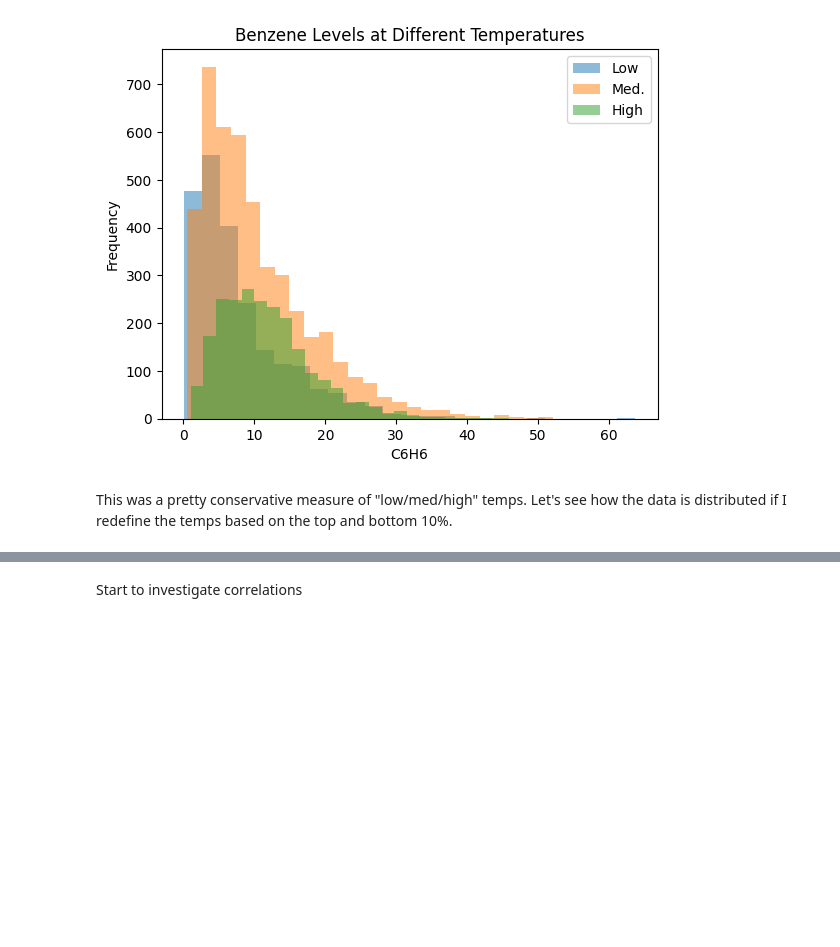
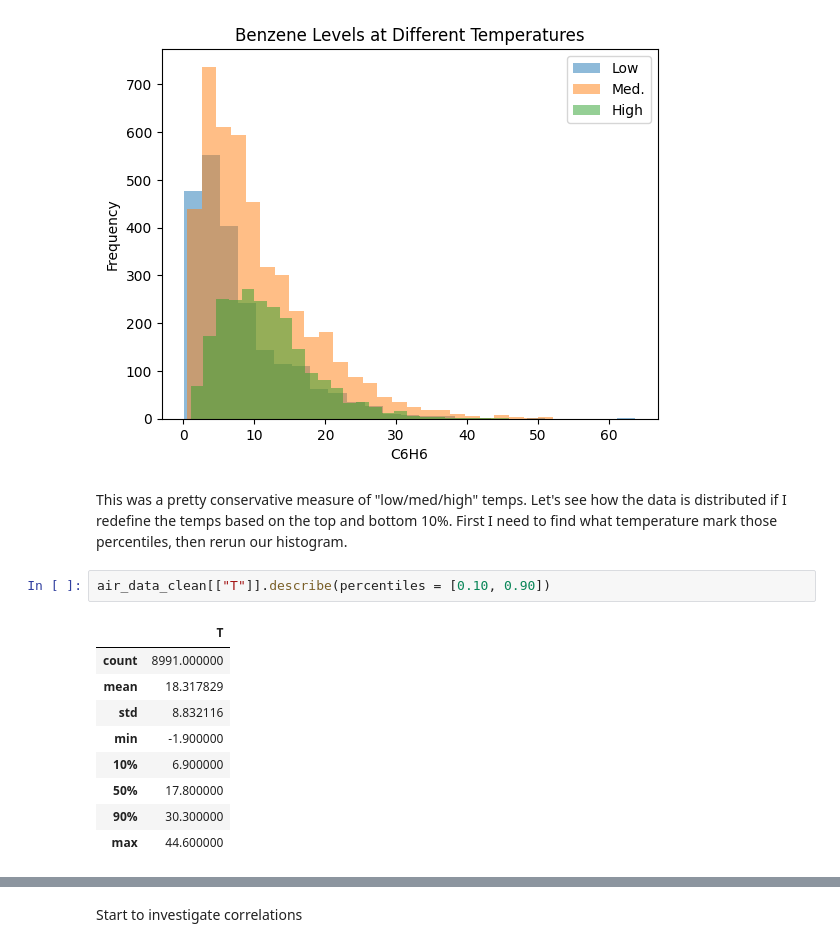
Before and after one commit to YefridC09/ST-554-Project1-Template, a Jupyter notebook: Task2/st554_project1_task2.ipynb, the cells around one changed output, grey strips where cells are left out. Cells and saved outputs as stored; diff of their text form; blank space fills up the shorter version.

```diff
--- a/Task2/st554_project1_task2.ipynb
+++ b/Task2/st554_project1_task2.ipynb
@@ -331,4 +327,16 @@ plt.legend()
 <matplotlib.legend.Legend at 0x...>
 [figure]
 # %% [markdown]
-This was a pretty conservative measure of "low/med/high" temps. Let's see how the data is distributed if I redefine the temps based on the top and bottom 10%.
+This was a pretty conservative measure of "low/med/high" temps. Let's see how the data is distributed if I redefine the temps based on the top and bottom 10%. First I need to find what temperature mark those percentiles, then rerun our histogram.
+# %%
+air_data_clean[["T"]].describe(percentiles = [0.10, 0.90])
+# %% [output]
+|  | T |
+| count | 8991.000000 |
+| mean | 18.317829 |
+| std | 8.832116 |
+| min | -1.900000 |
+| 10% | 6.900000 |
+| 50% | 17.800000 |
+| 90% | 30.300000 |
+| max | 44.600000 |
```
Also changed, not shown: parts of 32 cells of this notebook.
